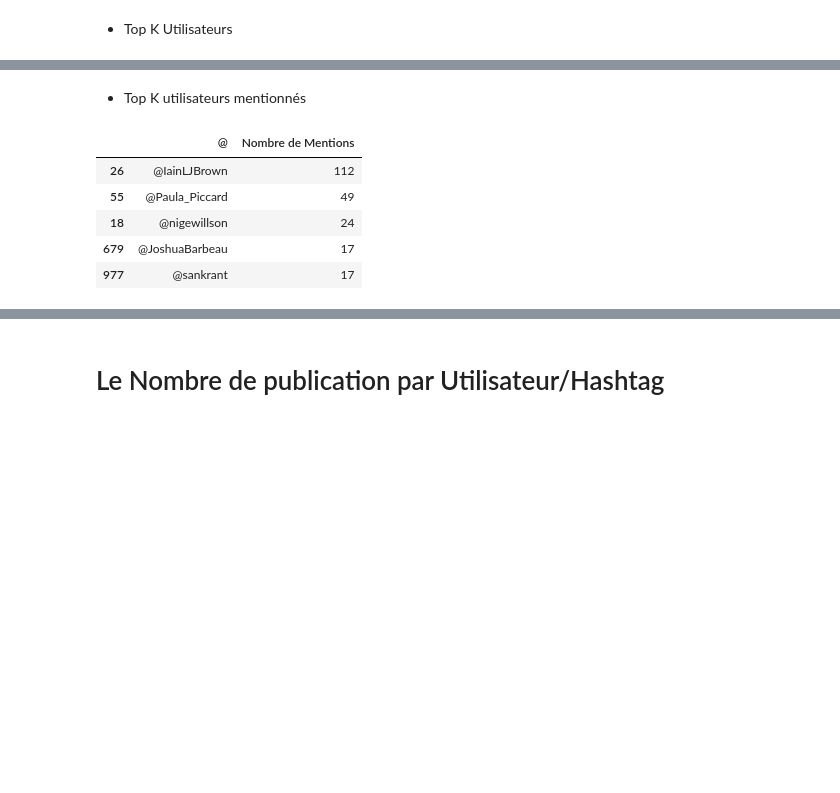
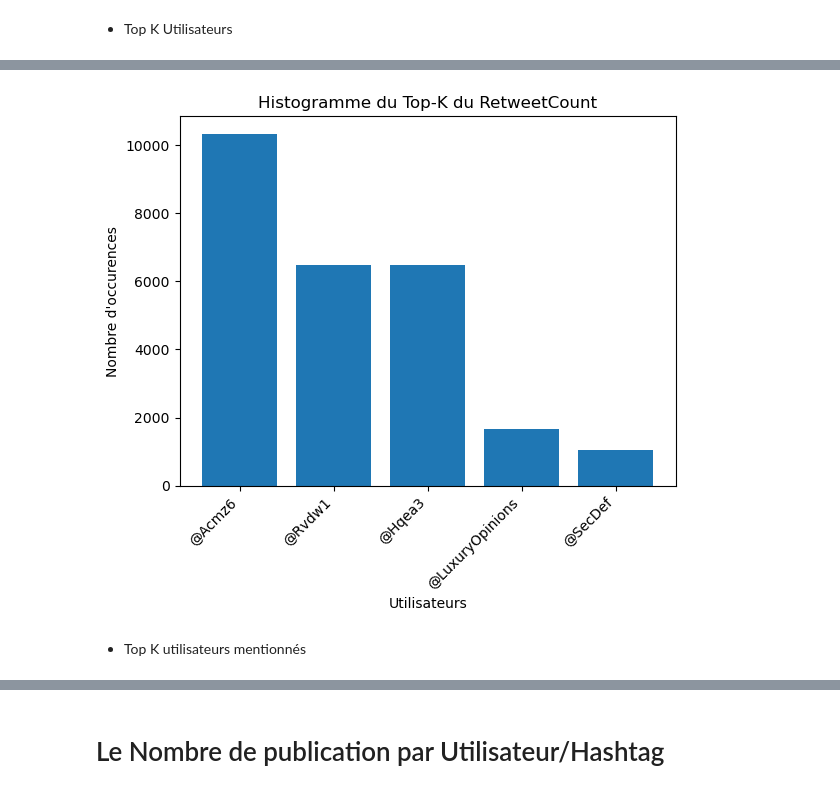
Before and after one commit to LugolBis/Projet-IN304, a Jupyter notebook: InPoDa POO Desmares-Desfontaines.ipynb, the cells around one changed output, grey strips where cells are left out. Cells and saved outputs as stored; diff of their text form; code cells hidden in the pictures; blank space fills up the shorter version.

```diff
--- a/InPoDa POO Desmares-Desfontaines.ipynb
+++ b/InPoDa POO Desmares-Desfontaines.ipynb
@@ -601,14 +624,9 @@ DFP.TopKU(5)
+# %%
+Inpoda(DF=DFP.TopKU(5)).Histogramme()
+# %% [output]
+[figure, added]
 # %%
 # Autre exemple :
 #DicoA.TopKU(-8, DFP.DF)
 # %% [markdown]
 - Top K utilisateurs mentionnés
-# %%
-DicoA.TopKA(5)
-# %% [output]
-|  | @ | Nombre de Mentions |
-| 26 | @IainLJBrown | 112 |
-| 55 | @Paula_Piccard | 49 |
-| 18 | @nigewillson | 24 |
-| 679 | @JoshuaBarbeau | 17 |
-| 977 | @sankrant | 17 |
```
Also changed, not shown: parts of 14 cells of this notebook.
